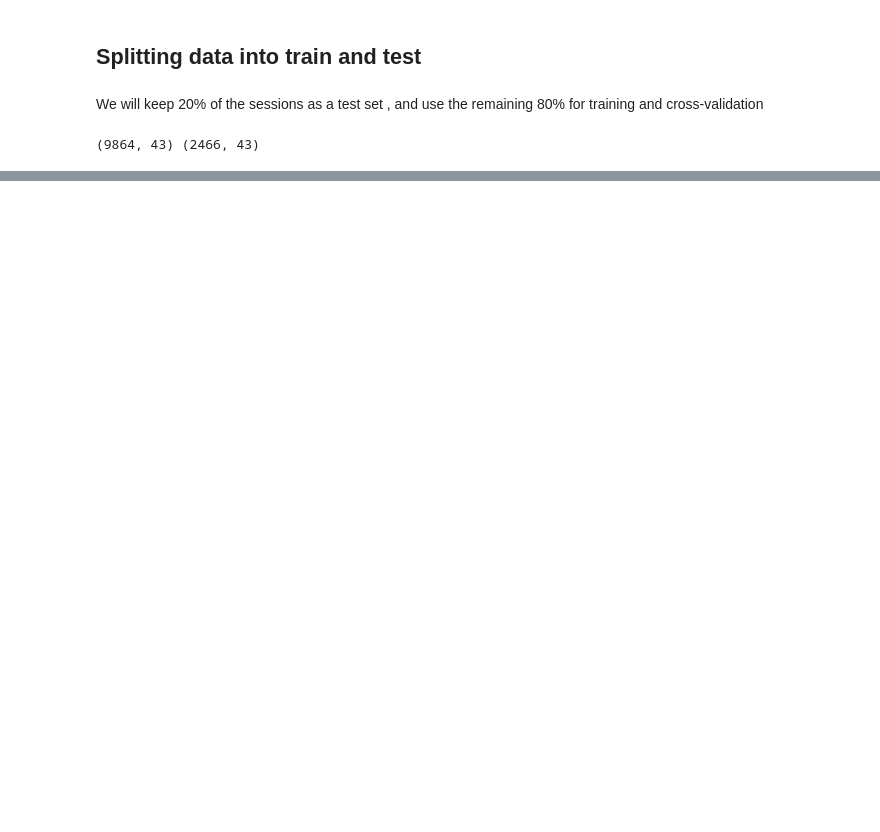
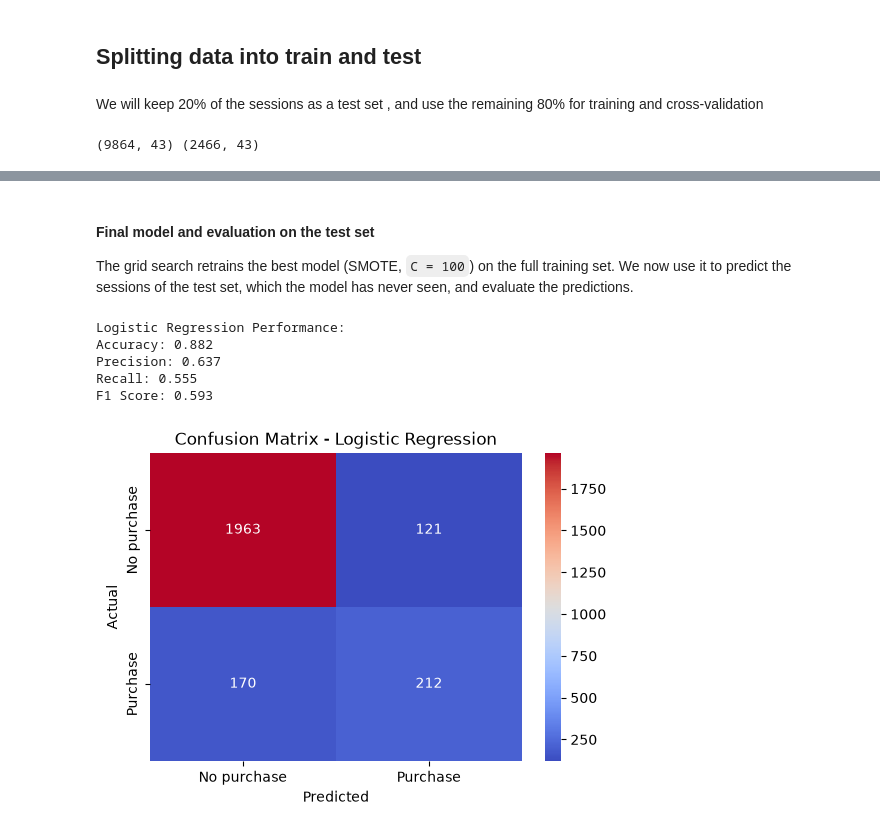
Before and after one commit to tginting-star/RLML_ecommerce_project, a Jupyter notebook: Project/Project code.ipynb, the cells around one changed output, grey strips where cells are left out. Drawn from its saved outputs; the diff is of its cells as text; code cells hidden in the pictures; blank space fills up the shorter version.

```diff
--- a/Project/Project code.ipynb
+++ b/Project/Project code.ipynb
@@ -853,0 +862,42 @@ Since the best value of `C` is the default, the tuned model is the same as the "
+# %% [markdown]
+#### Final model and evaluation on the test set
+
+The grid search retrains the best model (SMOTE, `C = 100`) on the full training set. We now use it to predict the sessions of the test set, which the model has never seen, and evaluate the predictions.
+# %%
+from sklearn.metrics import accuracy_score, precision_score, recall_score, f1_score
+
+# Logistic regression model using the best estimators (best C)
+lr_tuned = lr_gridSearchCV.best_estimator_
+
+# Make predictions on the test set
+lr_y_pred = lr_tuned.predict(X_test)
+
+# Evaluate the model's performance
+lr_accuracy = accuracy_score(y_test, lr_y_pred)
+lr_precision = precision_score(y_test, lr_y_pred)
+lr_recall = recall_score(y_test, lr_y_pred)
+lr_f1 = f1_score(y_test, lr_y_pred)
+
+print(f"\nLogistic Regression Performance:")
+print(f"Accuracy: {lr_accuracy:.3f}")
+print(f"Precision: {lr_precision:.3f}")
+print(f"Recall: {lr_recall:.3f}")
+print(f"F1 Score: {lr_f1:.3f}")
+# %% [output]
+Logistic Regression Performance:
+Accuracy: 0.882
+Precision: 0.637
+Recall: 0.555
+F1 Score: 0.593
+# %%
+from sklearn.metrics import confusion_matrix
+
+plt.figure(figsize=(6, 4))
+sns.heatmap(confusion_matrix(y_test, lr_y_pred), annot=True, fmt="d", cmap="coolwarm",
+            xticklabels=["No purchase", "Purchase"], yticklabels=["No purchase", "Purchase"])
+plt.xlabel("Predicted")
+plt.ylabel("Actual")
+plt.title("Confusion Matrix - Logistic Regression")
+plt.show()
+# %% [output]
+[figure, added]
```
Also changed, not shown: parts of 27 cells of this notebook.
